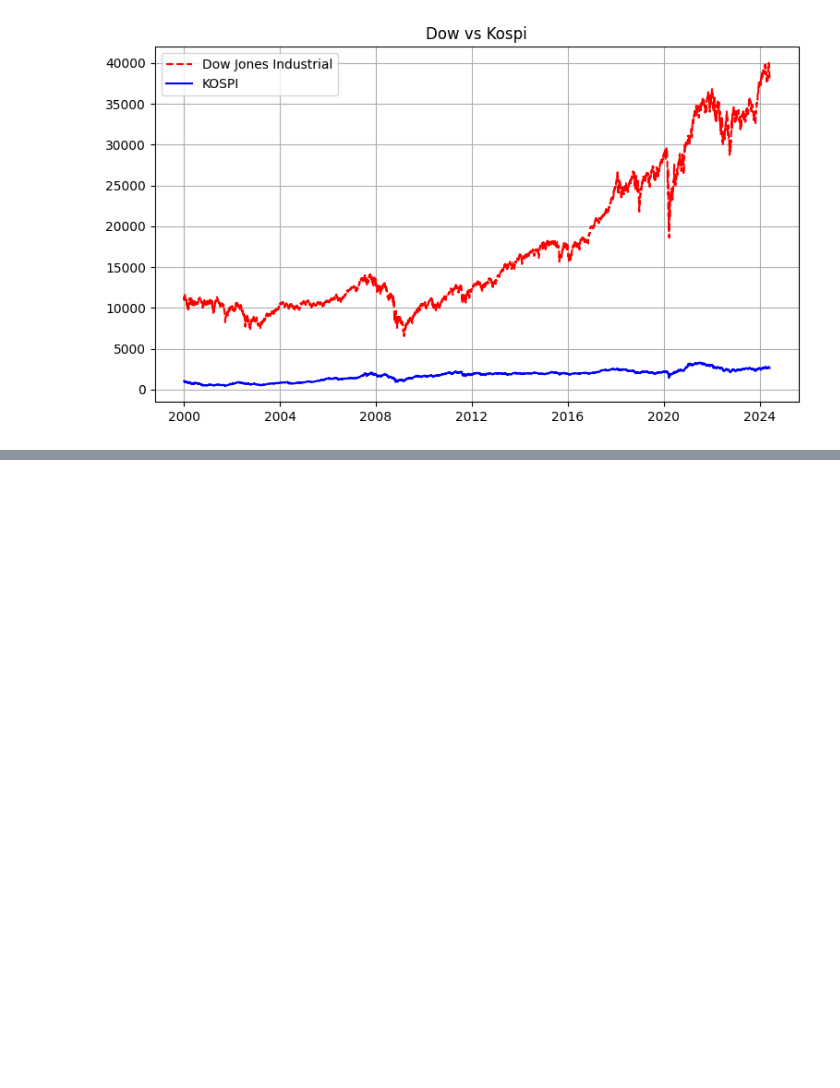
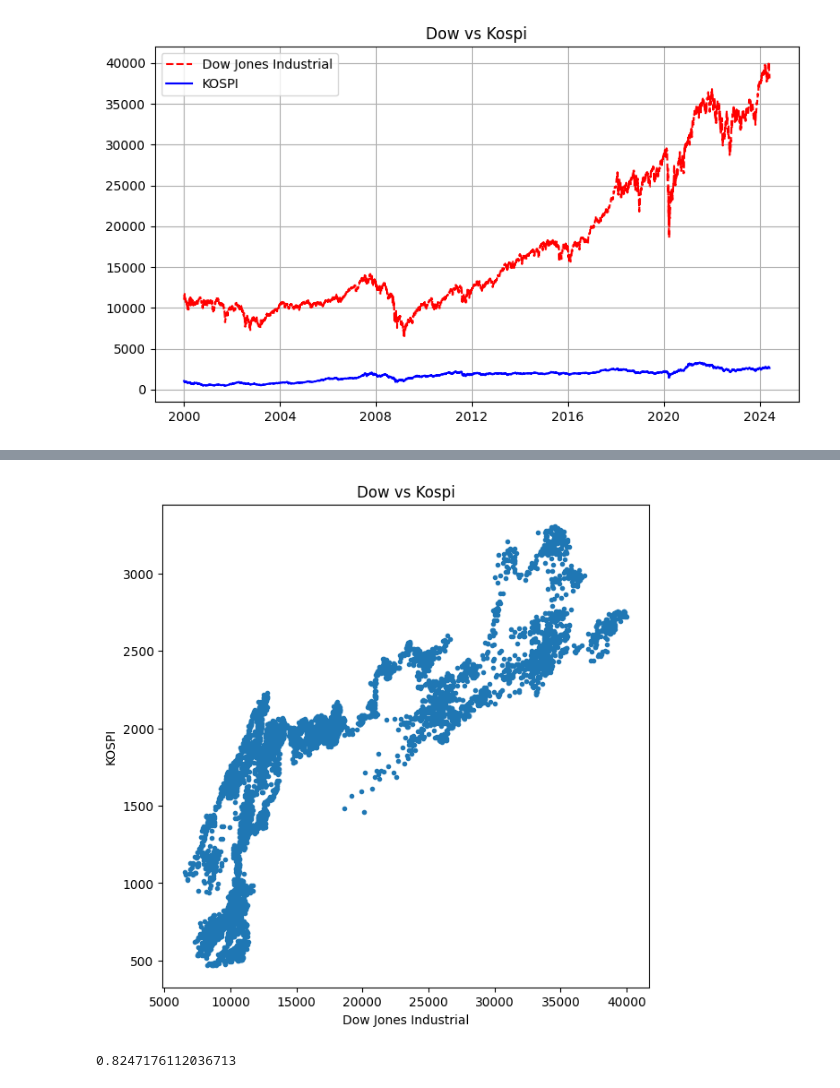
Before and after one commit to AriesKo/py_stock_analysis, a Jupyter notebook: example_code/test_ks_dj_comp.ipynb, the cells around one changed output, grey strips where cells are left out. Cells and saved outputs as stored; diff of their text form; code cells hidden in the pictures; blank space fills up the shorter version.

```diff
--- a/example_code/test_ks_dj_comp.ipynb
+++ b/example_code/test_ks_dj_comp.ipynb
@@ -41,0 +46,18 @@ plt.show()
+# %%
+df = pd.DataFrame({'Dow':dow['Close'],'Kospi':kospi['Close']})
+df = df.fillna(method='ffill') # 앞에 있는 값으로 채우기
+df = df.fillna(method='bfill') # 뒤에 있는 값으로 채우기
+# %%
+plt.figure(figsize=(7,7))
+plt.scatter(df['Dow'],df['Kospi'],cmap='jet',alpha=1,marker='.')
+plt.xlabel('Dow Jones Industrial')
+plt.ylabel('KOSPI')
+plt.title('Dow vs Kospi')
+plt.show()
+# %% [output]
+[figure, added]
+# %%
+df.corr() # 상관계수
+df['Dow'].corr(df['Kospi'])
+# %% [output]
+0.8247176112036713
```
Also changed, not shown: parts of 6 cells of this notebook, 2 other files.
